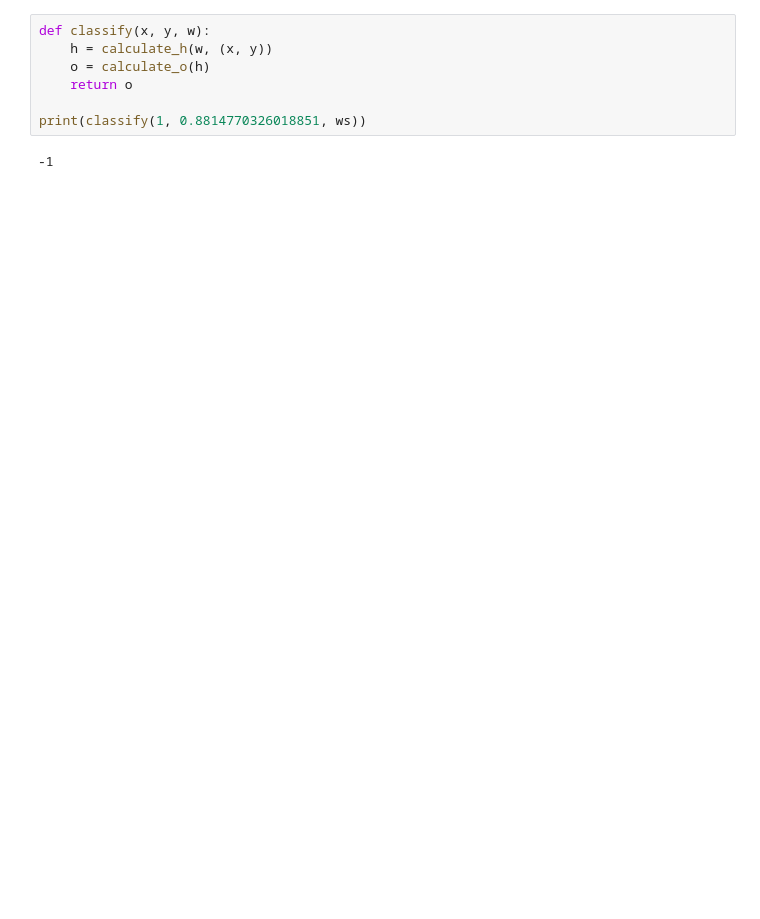
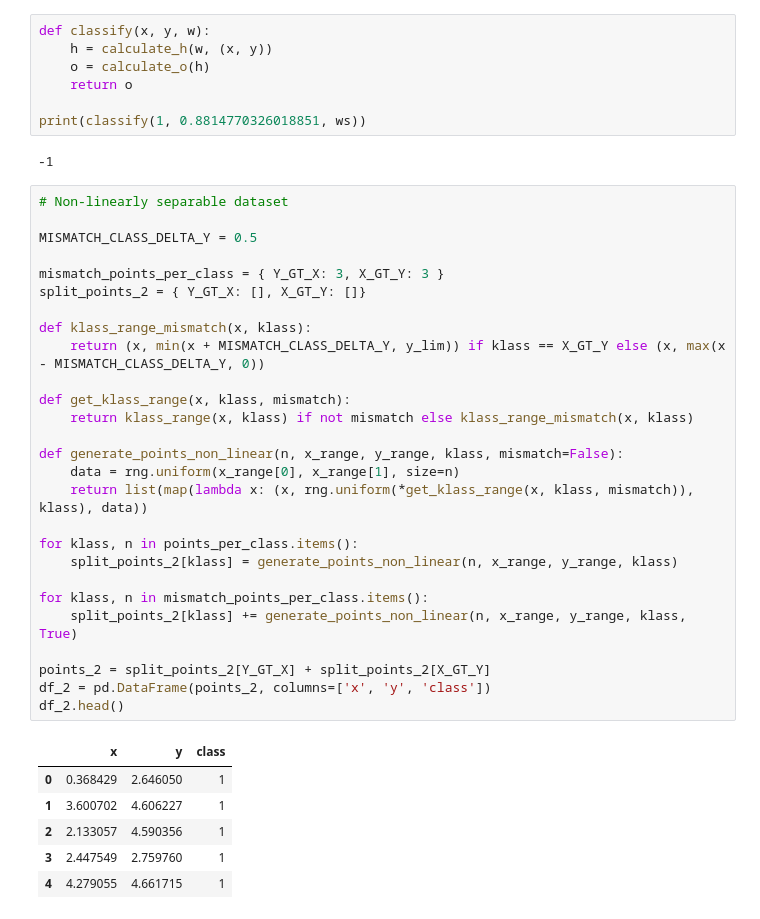
Before and after one commit to FelipeGorostiaga/MachineLearning, a Jupyter notebook: src/tp3/tp3_1.ipynb, the cells around one changed output. Cells and saved outputs as stored; diff of their text form; blank space fills up the shorter version.

```diff
--- a/src/tp3/tp3_1.ipynb
+++ b/src/tp3/tp3_1.ipynb
@@ -116,3 +116,37 @@ def classify(x, y, w):
 print(classify(1, 0.8814770326018851, ws))
 # %% [output]
 -1
+# %%
+# Non-linearly separable dataset
+
+MISMATCH_CLASS_DELTA_Y = 0.5
+
+mismatch_points_per_class = { Y_GT_X: 3, X_GT_Y: 3 }
+split_points_2 = { Y_GT_X: [], X_GT_Y: []}
+
+def klass_range_mismatch(x, klass):
+    return (x, min(x + MISMATCH_CLASS_DELTA_Y, y_lim)) if klass == X_GT_Y else (x, max(x - MISMATCH_CLASS_DELTA_Y, 0))
+
+def get_klass_range(x, klass, mismatch):
+    return klass_range(x, klass) if not mismatch else klass_range_mismatch(x, klass)
+
+def generate_points_non_linear(n, x_range, y_range, klass, mismatch=False):
+    data = rng.uniform(x_range[0], x_range[1], size=n)
+    return list(map(lambda x: (x, rng.uniform(*get_klass_range(x, klass, mismatch)), klass), data))
+
+for klass, n in points_per_class.items():
+    split_points_2[klass] = generate_points_non_linear(n, x_range, y_range, klass)
+
+for klass, n in mismatch_points_per_class.items():
+    split_points_2[klass] += generate_points_non_linear(n, x_range, y_range, klass, True)
+
+points_2 = split_points_2[Y_GT_X] + split_points_2[X_GT_Y]
+df_2 = pd.DataFrame(points_2, columns=['x', 'y', 'class'])
+df_2.head()
+# %% [output]
+|  | x | y | class |
+| 0 | 0.368429 | 2.646050 | 1 |
+| 1 | 3.600702 | 4.606227 | 1 |
+| 2 | 2.133057 | 4.590356 | 1 |
+| 3 | 2.447549 | 2.759760 | 1 |
+| 4 | 4.279055 | 4.661715 | 1 |
```
Also changed, not shown: parts of 7 cells of this notebook.
